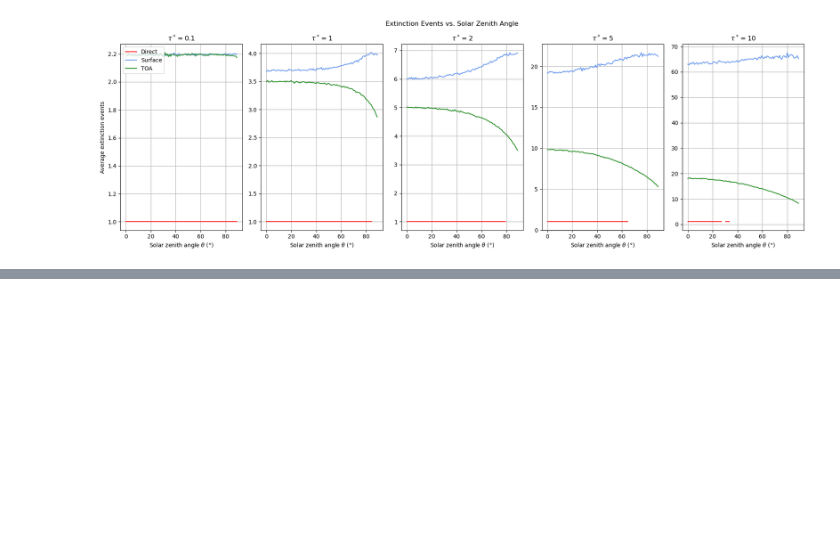
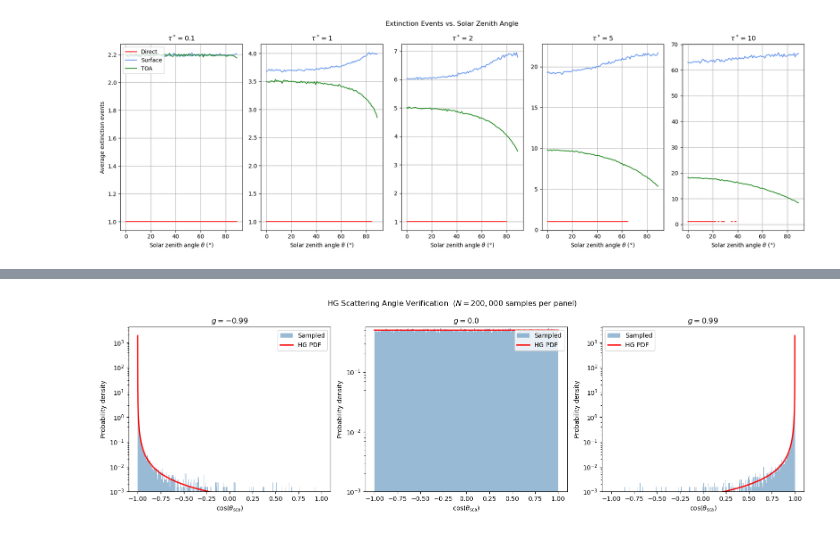
Before and after one commit to wwwtobin/sioc251_radiative_transfer, a Jupyter notebook: HW3_monte_carlo_scattering_PartI/scattering_model.ipynb, the cells around one changed output, grey strips where cells are left out. Saved outputs shown, nothing was run; the diff lists cells and outputs as text; code cells hidden in the pictures; blank space fills up the shorter version.

```diff
--- a/HW3_monte_carlo_scattering_PartI/scattering_model.ipynb
+++ b/HW3_monte_carlo_scattering_PartI/scattering_model.ipynb
@@ -577,0 +645,42 @@ plt.show()
+# %%
+fig, axes = plt.subplots(1, 3, figsize=(16, 5))
+
+g_values  = [-0.99, 0.0, 0.99]
+N_samples = 200_000
+
+# All photons start pointing straight down (theta0 = 0).
+# When theta0 = 0, coord_rotation_vec maps the scattering angle directly onto
+# the returned theta_new, so theta_new == theta_sca and cos(theta_new) == cos(theta_sca).
+theta0 = np.zeros(N_samples)
+phi0   = np.zeros(N_samples)
+
+mu_theory = np.linspace(-1.0, 1.0, 2000)
+
+for ax, g in zip(axes, g_values):
+
+    # --- sampled distribution ---
+    theta_new, _ = photon_scattering_noniso_vec(theta0, phi0, g)
+    cos_sca      = np.cos(theta_new)
+
+    ax.hist(cos_sca, bins=300, density=True,
+            color='steelblue', alpha=0.55, label='Sampled')
+
+    # --- theoretical PDF (normalize probability_phase_fnc_hg to integrate to 1) ---
+    pdf      = probability_phase_fnc_hg(mu_theory, g)
+    pdf_norm = pdf / np.trapezoid(pdf, mu_theory)
+    ax.plot(mu_theory, pdf_norm, color='red', linewidth=2, label='HG PDF')
+
+    ax.set_xlabel(r'$\cos(\theta_\mathrm{sca})$')
+    ax.set_ylabel('Probability density')
+    ax.set_title(fr'$g = {g}$')
+    ax.legend()
+
+    # Log y-scale makes the tails visible alongside the sharp peaks at g = ±0.99
+    ax.set_yscale('log')
+    ax.set_ylim(bottom=1e-3)
+
+plt.suptitle(r'HG Scattering Angle Verification  ($N = {:,}$ samples per panel)'.format(N_samples))
+plt.tight_layout()
+plt.show()
+# %% [output]
+[figure, added]
```
Also changed, not shown: parts of 22 cells of this notebook.
